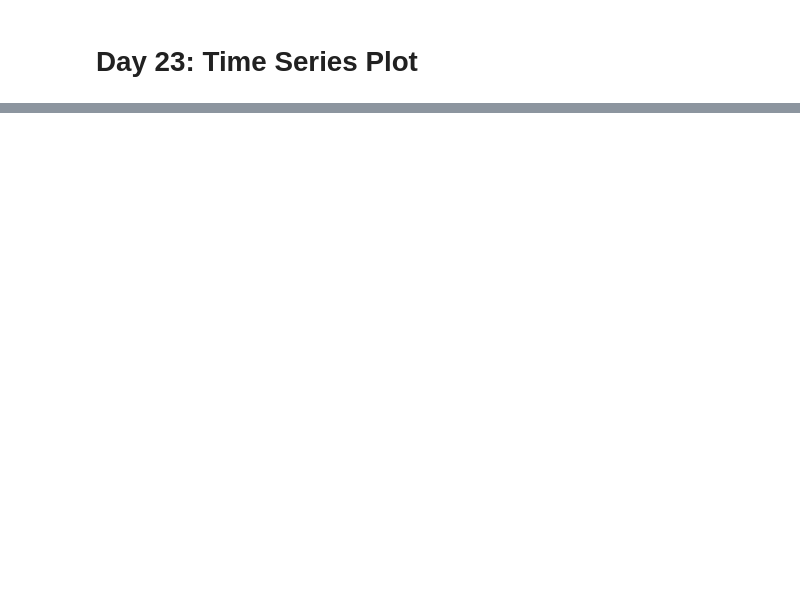
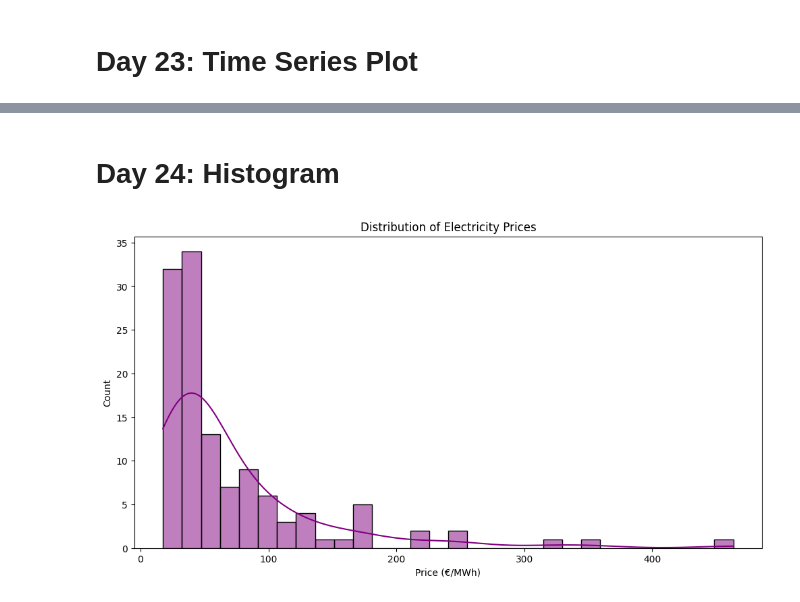
Before and after one commit to hackingbandy/coding_challenge, a Jupyter notebook: main.ipynb, the cells around one changed output, grey strips where cells are left out. Cells and saved outputs as stored; diff of their text form; code cells hidden in the pictures; blank space fills up the shorter version.

```diff
--- a/main.ipynb
+++ b/main.ipynb
@@ -401,0 +402,14 @@ plt.show()
+# %% [markdown]
+# Day 24: Histogram
+# %%
+import seaborn as sns
+
+# plot histogram
+plt.figure(figsize=(12, 6))
+sns.histplot(df_electricity_prices.price, bins=30, kde=True, color='purple')
+
+plt.xlabel("Price (€/MWh)")
+plt.title("Distribution of Electricity Prices")
+plt.show()
+# %% [output]
+[figure, added]
```
Also changed, not shown: parts of 5 cells of this notebook.
